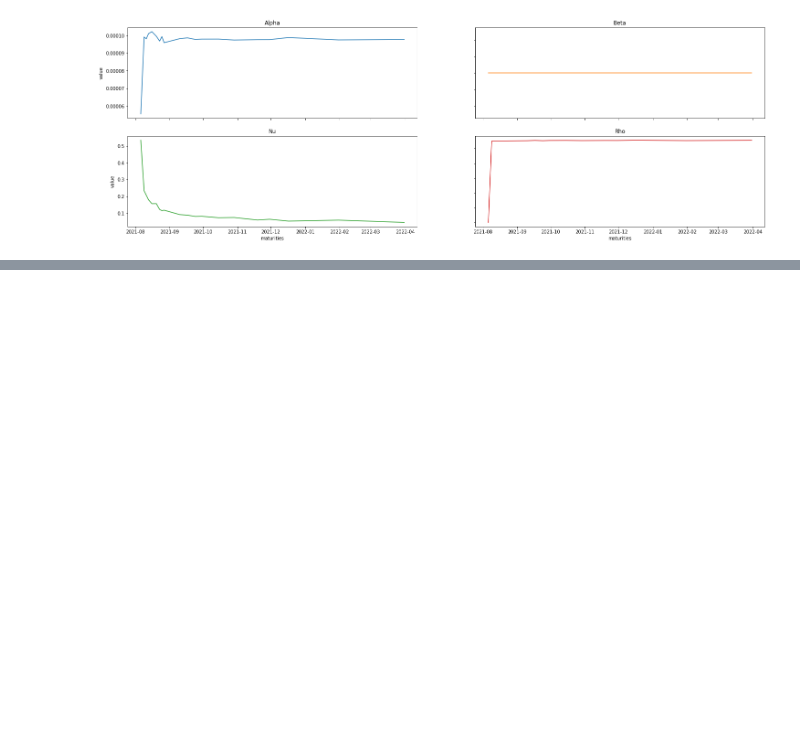
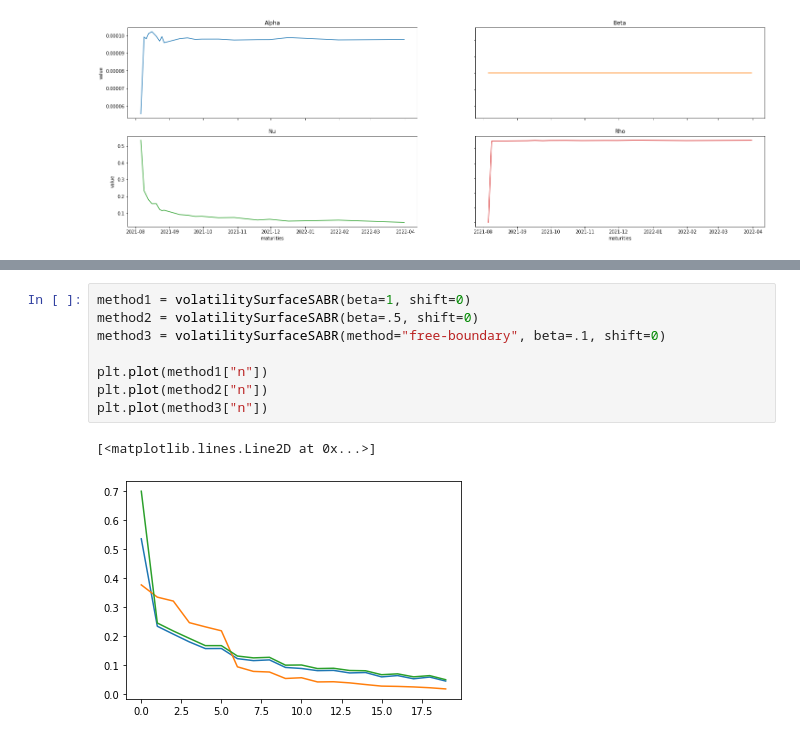
Before and after one commit to lucasomigli/SABR-volatility-models, a Jupyter notebook: ql_model.ipynb, the cells around one changed output, grey strips where cells are left out. Cells and saved outputs as stored; diff of their text form; blank space fills up the shorter version.

```diff
--- a/ql_model.ipynb
+++ b/ql_model.ipynb
@@ -220,0 +246,11 @@ pd.DataFrame(data=d, index=maturities)
+# %%
+method1 = volatilitySurfaceSABR(beta=1, shift=0)
+method2 = volatilitySurfaceSABR(beta=.5, shift=0)
+method3 = volatilitySurfaceSABR(method="free-boundary", beta=.1, shift=0)
+
+plt.plot(method1["n"])
+plt.plot(method2["n"])
+plt.plot(method3["n"])
+# %% [output]
+[<matplotlib.lines.Line2D at 0x...>]
+[figure, added]
```
Also changed, not shown: parts of 4 cells of this notebook.
